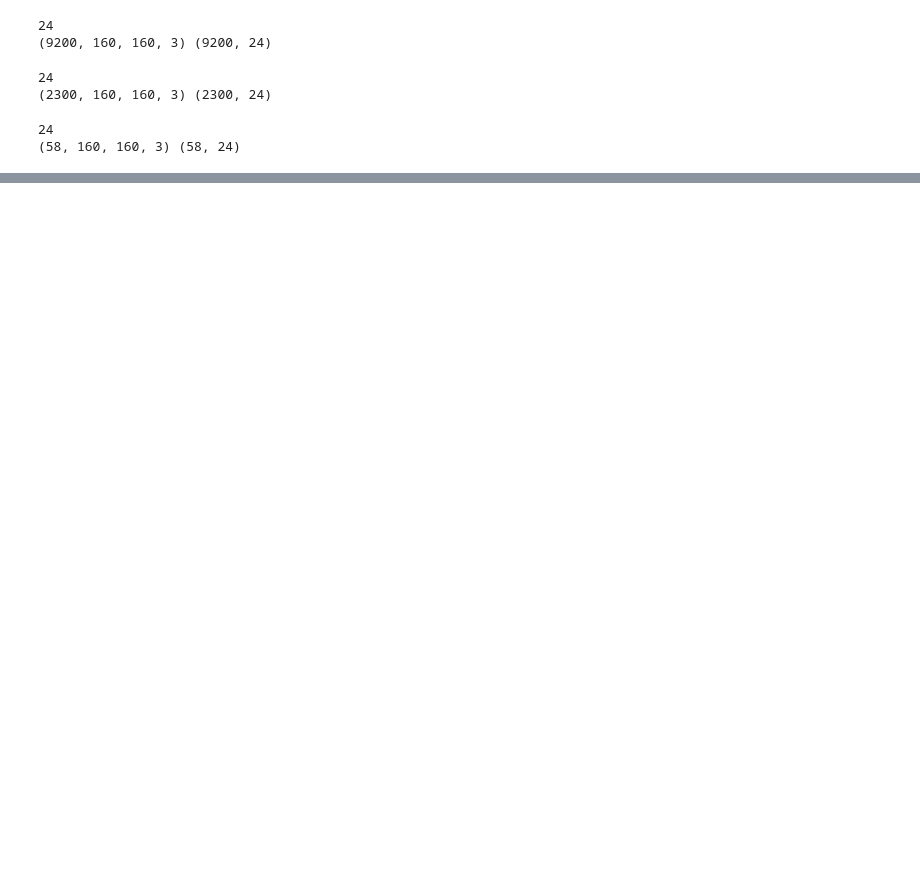
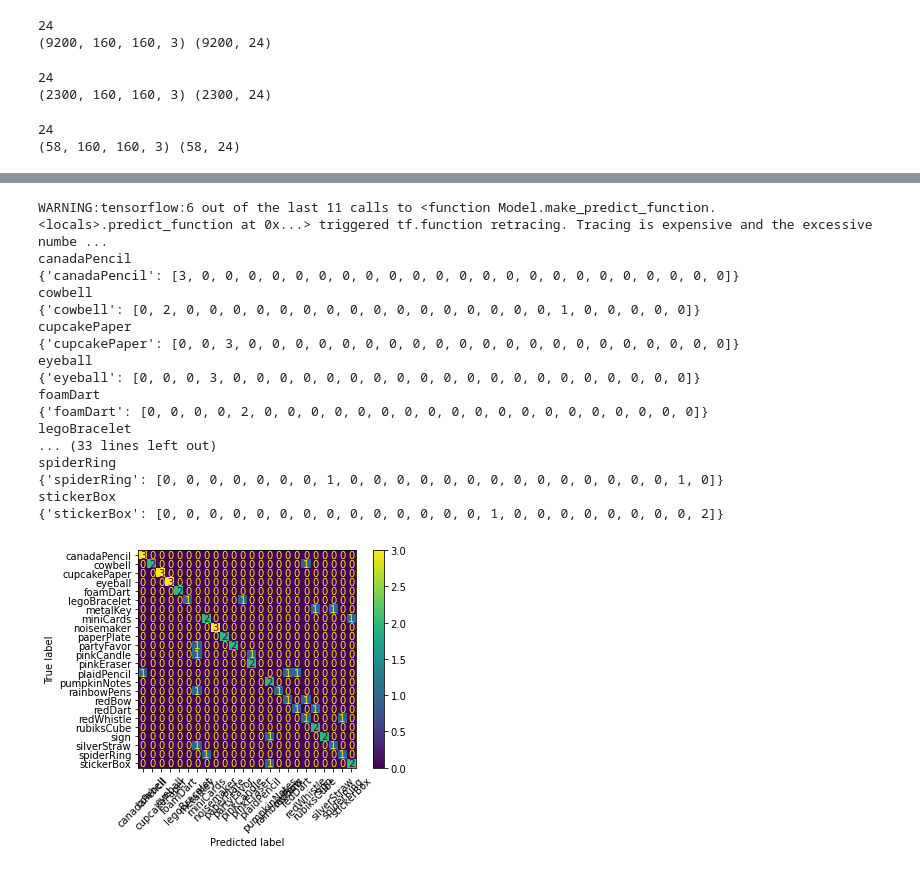
Before and after one commit to JfmGijsbers/2AMV10-group-16, a Jupyter notebook: run2.ipynb, the cells around one changed output, grey strips where cells are left out. Saved outputs shown, nothing was run; the diff lists cells and outputs as text; code cells hidden in the pictures; blank space fills up the shorter version.

```diff
--- a/run2.ipynb
+++ b/run2.ipynb
@@ -642,0 +645,60 @@ redWhistle
+# %%
+import json
+from sklearn.metrics import confusion_matrix, ConfusionMatrixDisplay
+def preds_to_json(plot=True):
+  """
+  Function does not return anything but makes a new file, plots if you want it to
+  """
+
+
+  model = load_model_from_file(PATH_m, "toy_example", ".h5")
+  preds = model.predict(X_test)
+
+  a2 = np.argmax(preds, axis=1)
+  a1 = np.argmax(y_test, axis=1)
+
+  a_names = np.vectorize(classes.get)(a1)
+  b_names = np.vectorize(classes.get)(a2)
+
+  data = confusion_matrix(a_names, b_names)
+
+  manual_dict = {}
+  i = 0
+  for col in data:
+    colname = np.unique(a_names)[i]
+    print(colname)
+
+    temp_dict = {str(colname) : data[i].tolist()}
+    print(temp_dict)
+    manual_dict.update(temp_dict)
+    i+=1
+
+  with open('cm.json', 'w') as file:
+      json.dump(manual_dict, file)
+
+  if plot:
+    cm = ConfusionMatrixDisplay(confusion_matrix(a_names, b_names), display_labels=np.unique(a_names))
+    cm.plot()
+    plt.xticks(rotation = 45)
+    plt.show()
+
+preds_to_json()
+# %% [output]
+WARNING:tensorflow:6 out of the last 11 calls to <function Model.make_predict_function.<locals>.predict_function at 0x...> triggered tf.function retracing. Tracing is expensive and the excessive numbe ...
+canadaPencil
+{'canadaPencil': [3, 0, 0, 0, 0, 0, 0, 0, 0, 0, 0, 0, 0, 0, 0, 0, 0, 0, 0, 0, 0, 0, 0, 0]}
+cowbell
+{'cowbell': [0, 2, 0, 0, 0, 0, 0, 0, 0, 0, 0, 0, 0, 0, 0, 0, 0, 0, 1, 0, 0, 0, 0, 0]}
+cupcakePaper
+{'cupcakePaper': [0, 0, 3, 0, 0, 0, 0, 0, 0, 0, 0, 0, 0, 0, 0, 0, 0, 0, 0, 0, 0, 0, 0, 0]}
+eyeball
+{'eyeball': [0, 0, 0, 3, 0, 0, 0, 0, 0, 0, 0, 0, 0, 0, 0, 0, 0, 0, 0, 0, 0, 0, 0, 0]}
+foamDart
+{'foamDart': [0, 0, 0, 0, 2, 0, 0, 0, 0, 0, 0, 0, 0, 0, 0, 0, 0, 0, 0, 0, 0, 0, 0, 0]}
+legoBracelet
+... (33 lines left out)
+spiderRing
+{'spiderRing': [0, 0, 0, 0, 0, 0, 0, 1, 0, 0, 0, 0, 0, 0, 0, 0, 0, 0, 0, 0, 0, 0, 1, 0]}
+stickerBox
+{'stickerBox': [0, 0, 0, 0, 0, 0, 0, 0, 0, 0, 0, 0, 0, 0, 1, 0, 0, 0, 0, 0, 0, 0, 0, 2]}
+[figure, added]
```
Also changed, not shown: parts of 16 cells of this notebook, 1 other file.
